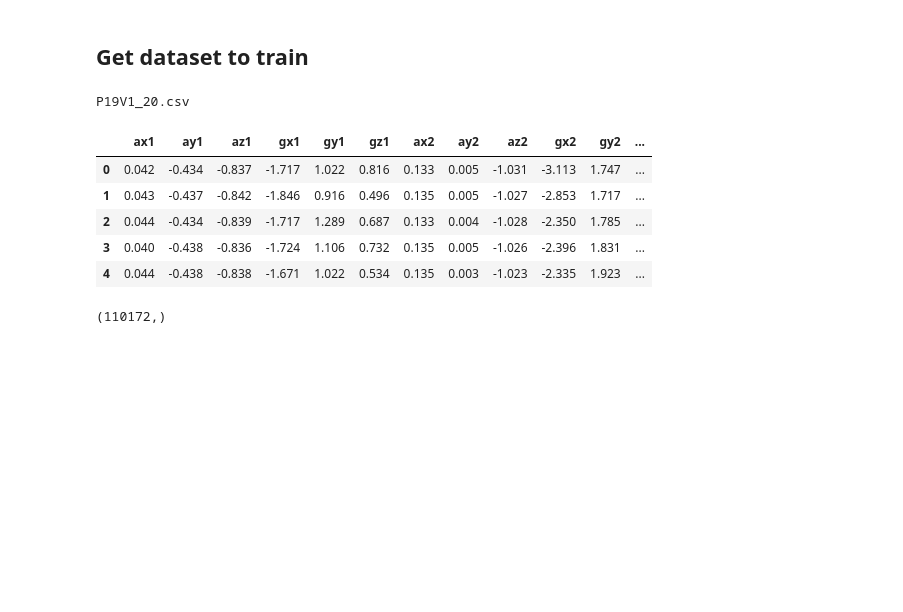
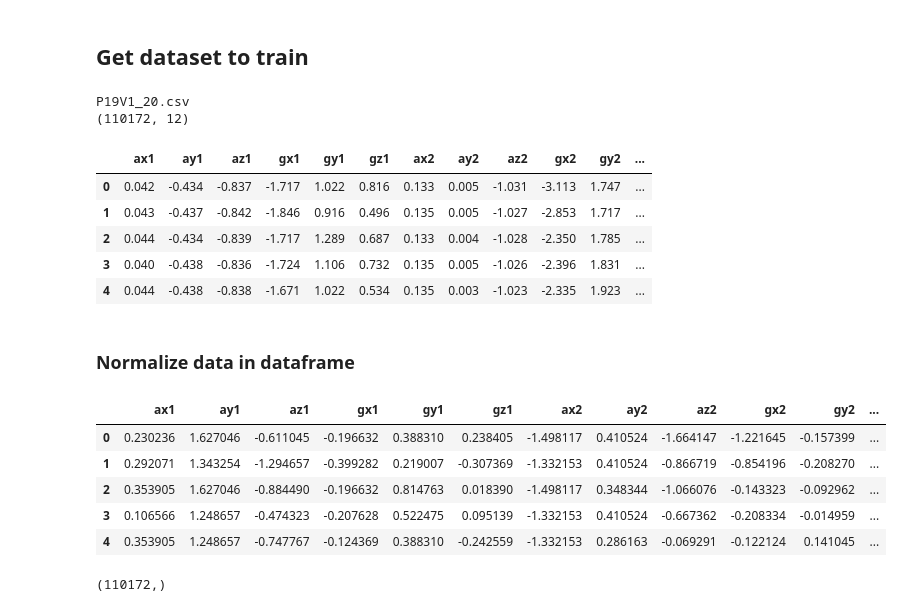
Before and after one commit to Th3RandyMan/Unsupervised-Anomaly-Detection, a Jupyter notebook: train_model.ipynb, the cells around one changed output. Drawn from its saved outputs; the diff is of its cells as text; code cells hidden in the pictures; blank space fills up the shorter version.

```diff
--- a/train_model.ipynb
+++ b/train_model.ipynb
@@ -28,21 +28,37 @@ df = df[df.columns[2:-1]]  # Remove the time, index, and temperature columns
 # Show the head of the dataframe
 title = file_path.split("\\")[-1]
 print(title)
+print(df.shape)
 df.head()
 # %% [output]
 P19V1_20.csv
+(110172, 12)
 |  | ax1 | ay1 | az1 | gx1 | gy1 | gz1 | ax2 | ay2 | az2 | gx2 | gy2 | ... |
 | 0 | 0.042 | -0.434 | -0.837 | -1.717 | 1.022 | 0.816 | 0.133 | 0.005 | -1.031 | -3.113 | 1.747 | ... |
 | 1 | 0.043 | -0.437 | -0.842 | -1.846 | 0.916 | 0.496 | 0.135 | 0.005 | -1.027 | -2.853 | 1.717 | ... |
 | 2 | 0.044 | -0.434 | -0.839 | -1.717 | 1.289 | 0.687 | 0.133 | 0.004 | -1.028 | -2.350 | 1.785 | ... |
 | 3 | 0.040 | -0.438 | -0.836 | -1.724 | 1.106 | 0.732 | 0.135 | 0.005 | -1.026 | -2.396 | 1.831 | ... |
 | 4 | 0.044 | -0.438 | -0.838 | -1.671 | 1.022 | 0.534 | 0.135 | 0.003 | -1.023 | -2.335 | 1.923 | ... |
+# %% [markdown]
+### Normalize data in dataframe
 # %%
-# from sklearn.preprocessing import StandardScaler
+from sklearn.preprocessing import StandardScaler
 
-# # Normalize the data
-# scaler = StandardScaler()
-# df = scaler.fit_transform(df)
+columns = df.columns
+index = df.index
+
+# Normalize the data
+scaler = StandardScaler()
+df = scaler.fit_transform(df)
+df = pd.DataFrame(df, columns=columns, index=index)
+df.head()
+# %% [output]
+|  | ax1 | ay1 | az1 | gx1 | gy1 | gz1 | ax2 | ay2 | az2 | gx2 | gy2 | ... |
+| 0 | 0.230236 | 1.627046 | -0.611045 | -0.196632 | 0.388310 | 0.238405 | -1.498117 | 0.410524 | -1.664147 | -1.221645 | -0.157399 | ... |
+| 1 | 0.292071 | 1.343254 | -1.294657 | -0.399282 | 0.219007 | -0.307369 | -1.332153 | 0.410524 | -0.866719 | -0.854196 | -0.208270 | ... |
+| 2 | 0.353905 | 1.627046 | -0.884490 | -0.196632 | 0.814763 | 0.018390 | -1.498117 | 0.348344 | -1.066076 | -0.143323 | -0.092962 | ... |
+| 3 | 0.106566 | 1.248657 | -0.474323 | -0.207628 | 0.522475 | 0.095139 | -1.332153 | 0.410524 | -0.667362 | -0.208334 | -0.014959 | ... |
+| 4 | 0.353905 | 1.248657 | -0.747767 | -0.124369 | 0.388310 | -0.242559 | -1.332153 | 0.286163 | -0.069291 | -0.122124 | 0.141045 | ... |
 # %%
 x = df['ax1']
 print(x.shape)
```
Also changed, not shown: parts of 6 cells of this notebook, 4 other files.
